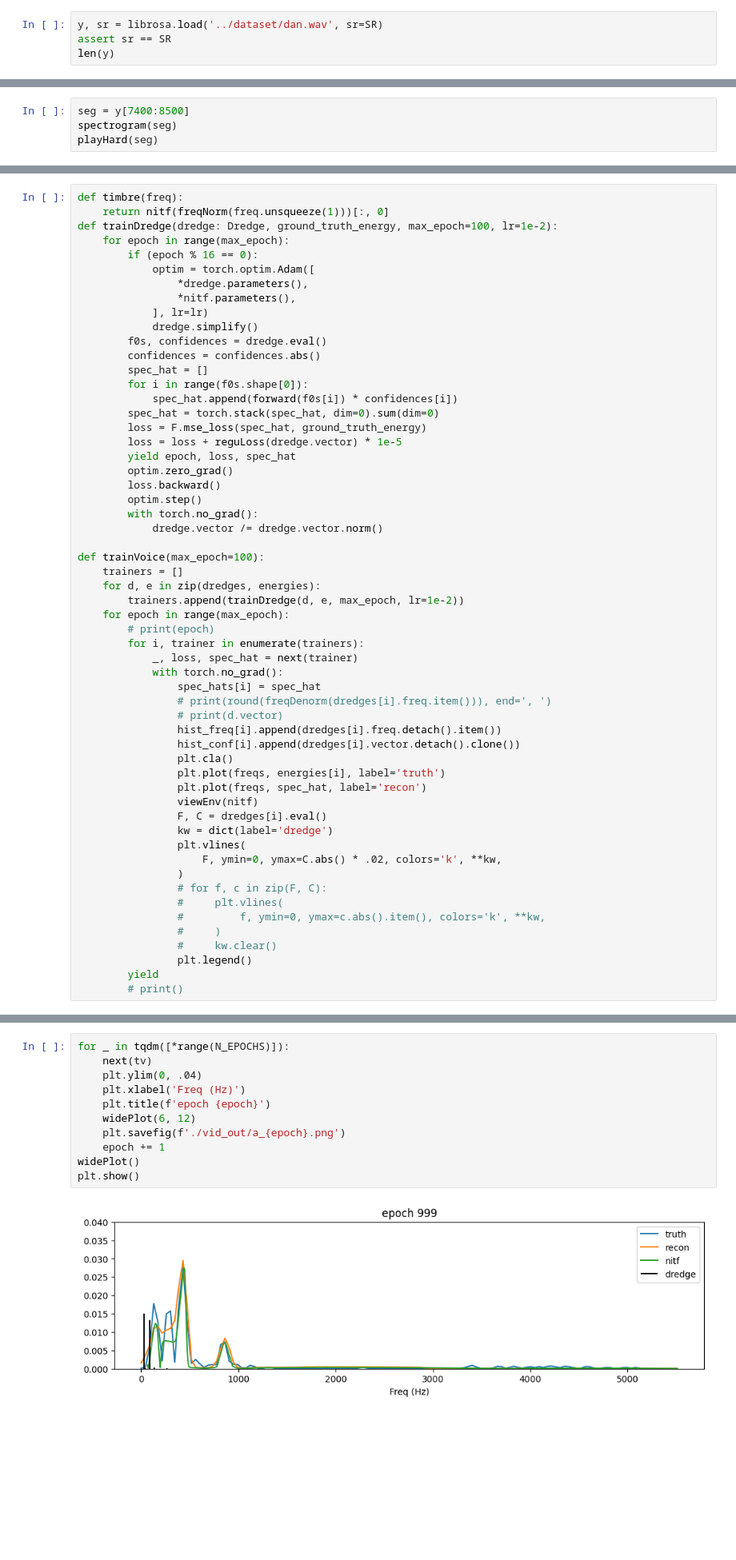
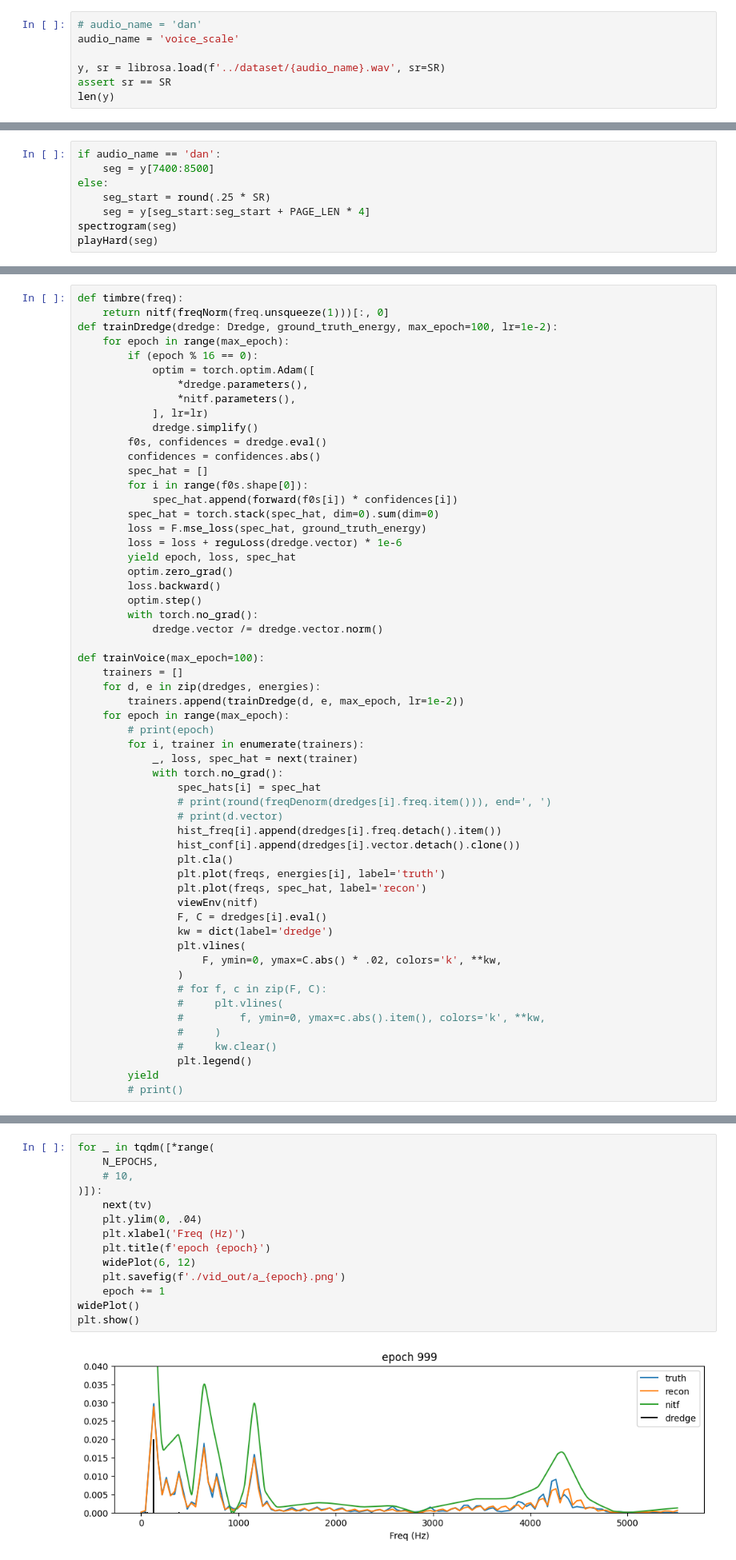
Before and after one commit to Daniel-Chin/Neural-Implicit-Timbre-Field, a Jupyter notebook: playground/single_page_latent_f0.ipynb, the cells around one changed output, grey strips where cells are left out. Shown at 80% size. Drawn from its saved outputs; the diff is of its cells as text; blank space fills up the shorter version.

```diff
--- a/playground/single_page_latent_f0.ipynb
+++ b/playground/single_page_latent_f0.ipynb
@@ -310,6 +310,9 @@ tensor([-0.0274, -0.0274,  0.4482,  0.0289,  0.1779], requires_grad=True)
 tensor([-0.0289, -0.0291,  0.4402,  0.0385,  0.1681], requires_grad=True)
 # %%
-y, sr = librosa.load('../dataset/dan.wav', sr=SR)
+# audio_name = 'dan'
+audio_name = 'voice_scale'
+
+y, sr = librosa.load(f'../dataset/{audio_name}.wav', sr=SR)
 assert sr == SR
 len(y)
 # %% [output]
@@ -317,5 +320,9 @@ len(y)
 # %%
-seg = y[7400:8500]
+if audio_name == 'dan':
+    seg = y[7400:8500]
+else:
+    seg_start = round(.25 * SR)
+    seg = y[seg_start:seg_start + PAGE_LEN * 4]
 spectrogram(seg)
 playHard(seg)
 # %% [output]
@@ -607,7 +614,7 @@ def trainDredge(dredge: Dredge, ground_truth_energy, max_epoch=100, lr=1e-2):
             spec_hat.append(forward(f0s[i]) * confidences[i])
         spec_hat = torch.stack(spec_hat, dim=0).sum(dim=0)
         loss = F.mse_loss(spec_hat, ground_truth_energy)
-        loss = loss + reguLoss(dredge.vector) * 1e-5
+        loss = loss + reguLoss(dredge.vector) * 1e-6
         yield epoch, loss, spec_hat
         optim.zero_grad()
         loss.backward()
@@ -725,15 +736,18 @@ N_EPOCHS = 1000
 tv = trainVoice(N_EPOCHS)
 epoch = 0
 # %%
-for _ in tqdm([*range(N_EPOCHS)]):
+for _ in tqdm([*range(
+    N_EPOCHS,
+    # 10,
+)]):
     next(tv)
     plt.ylim(0, .04)
     plt.xlabel('Freq (Hz)')
     plt.title(f'epoch {epoch}')
     widePlot(6, 12)
     plt.savefig(f'./vid_out/a_{epoch}.png')
     epoch += 1
 widePlot()
 plt.show()
 # %% [output]
-[figure, old version]
+[figure, new version]
```
Also changed, not shown: parts of 14 cells of this notebook, 14 other files.
